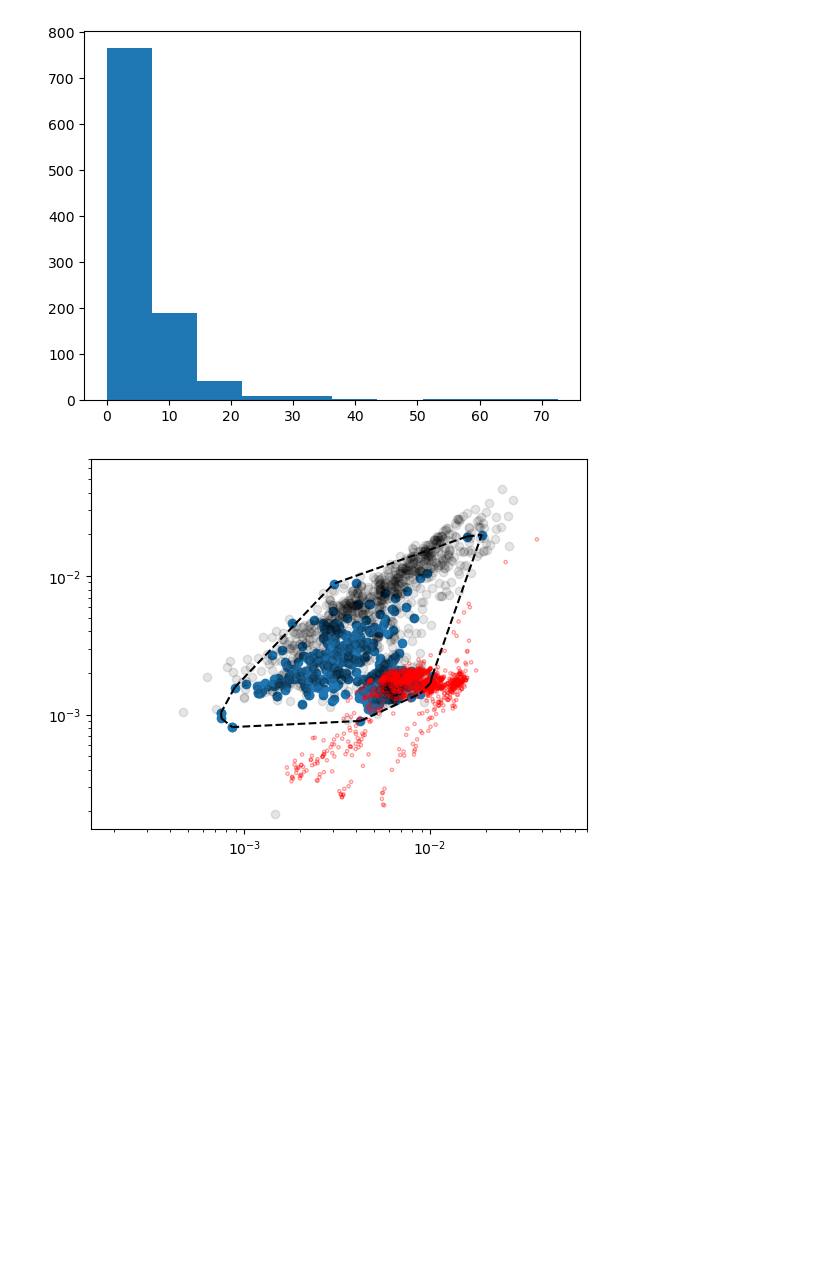
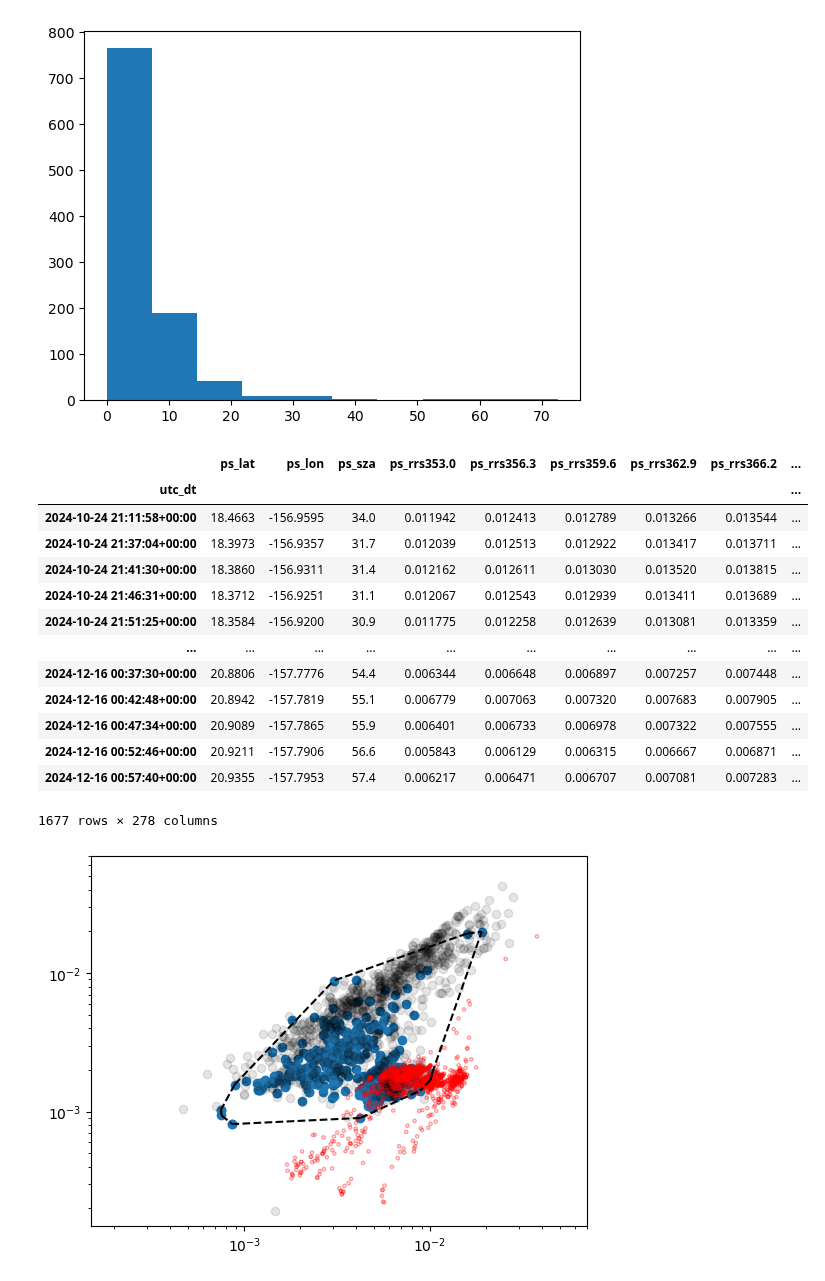
Before and after one commit to patrickcgray/undersampling_ocean_algos, a Jupyter notebook: algo_bias_estimates.ipynb, the cells around one changed output. Cells and saved outputs as stored; diff of their text form; code cells hidden in the pictures; blank space fills up the shorter version.

Commit message:
finalizing all notebooks, readme and adding necessary data

```diff
--- a/algo_bias_estimates.ipynb
+++ b/algo_bias_estimates.ipynb
@@ -424,7 +380,24 @@ plt.hist(chla_estimates)
 val_x = np.nanmax([valente_df['442.1'],valente_df['490.0']],axis=0)
 val_y = valente_df['551.1']
 # %%
-gdf_merge = gpd.read_feather('../sopace_matchups/sopace_rrs_acs_merge.feather')
+gdf_merge = gpd.read_feather('data/sopace_rrs_acs_merge.feather')
+# %%
+gdf_merge
+# %% [output]
+|  | ps_lat | ps_lon | ps_sza | ps_rrs353.0 | ps_rrs356.3 | ps_rrs359.6 | ps_rrs362.9 | ps_rrs366.2 | ... |
+| utc_dt |  |  |  |  |  |  |  |  | ... |
+| 2024-10-24 21:11:58+00:00 | 18.4663 | -156.9595 | 34.0 | 0.011942 | 0.012413 | 0.012789 | 0.013266 | 0.013544 | ... |
+| 2024-10-24 21:37:04+00:00 | 18.3973 | -156.9357 | 31.7 | 0.012039 | 0.012513 | 0.012922 | 0.013417 | 0.013711 | ... |
+| 2024-10-24 21:41:30+00:00 | 18.3860 | -156.9311 | 31.4 | 0.012162 | 0.012611 | 0.013030 | 0.013520 | 0.013815 | ... |
+| 2024-10-24 21:46:31+00:00 | 18.3712 | -156.9251 | 31.1 | 0.012067 | 0.012543 | 0.012939 | 0.013411 | 0.013689 | ... |
+| 2024-10-24 21:51:25+00:00 | 18.3584 | -156.9200 | 30.9 | 0.011775 | 0.012258 | 0.012639 | 0.013081 | 0.013359 | ... |
+| ... | ... | ... | ... | ... | ... | ... | ... | ... | ... |
+| 2024-12-16 00:37:30+00:00 | 20.8806 | -157.7776 | 54.4 | 0.006344 | 0.006648 | 0.006897 | 0.007257 | 0.007448 | ... |
+| 2024-12-16 00:42:48+00:00 | 20.8942 | -157.7819 | 55.1 | 0.006779 | 0.007063 | 0.007320 | 0.007683 | 0.007905 | ... |
+| 2024-12-16 00:47:34+00:00 | 20.9089 | -157.7865 | 55.9 | 0.006401 | 0.006733 | 0.006978 | 0.007322 | 0.007555 | ... |
+| 2024-12-16 00:52:46+00:00 | 20.9211 | -157.7906 | 56.6 | 0.005843 | 0.006129 | 0.006315 | 0.006667 | 0.006871 | ... |
+| 2024-12-16 00:57:40+00:00 | 20.9355 | -157.7953 | 57.4 | 0.006217 | 0.006471 | 0.006707 | 0.007081 | 0.007283 | ... |
+1677 rows × 278 columns
 # %%
 pvst_x = np.nanmax([gdf_merge['ps_rrs442.1'],gdf_merge['ps_rrs488.3']],axis=0)
 pvst_y = gdf_merge['ps_rrs551.0']
```
Also changed, not shown: parts of 10 cells of this notebook, 4 other files.
